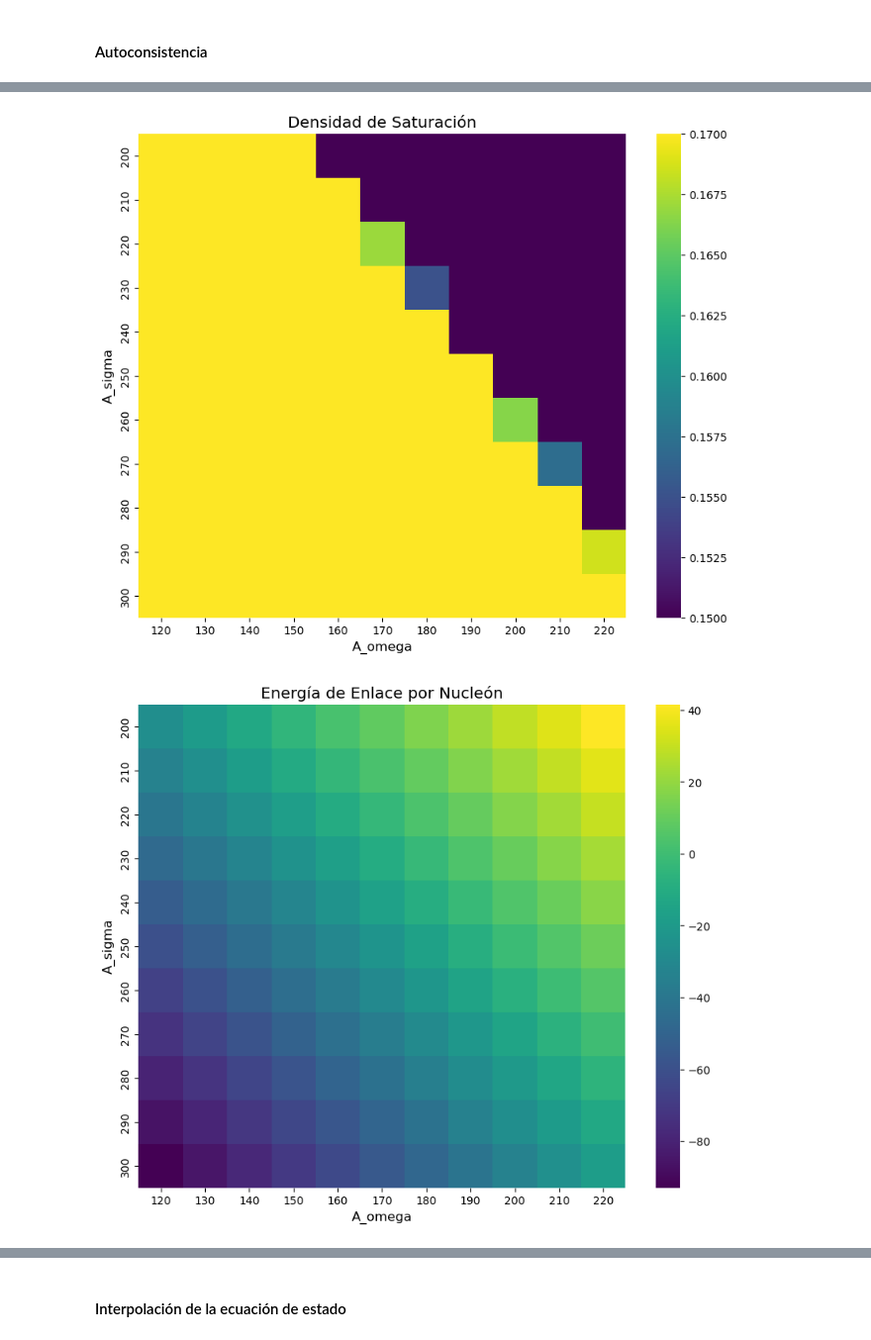
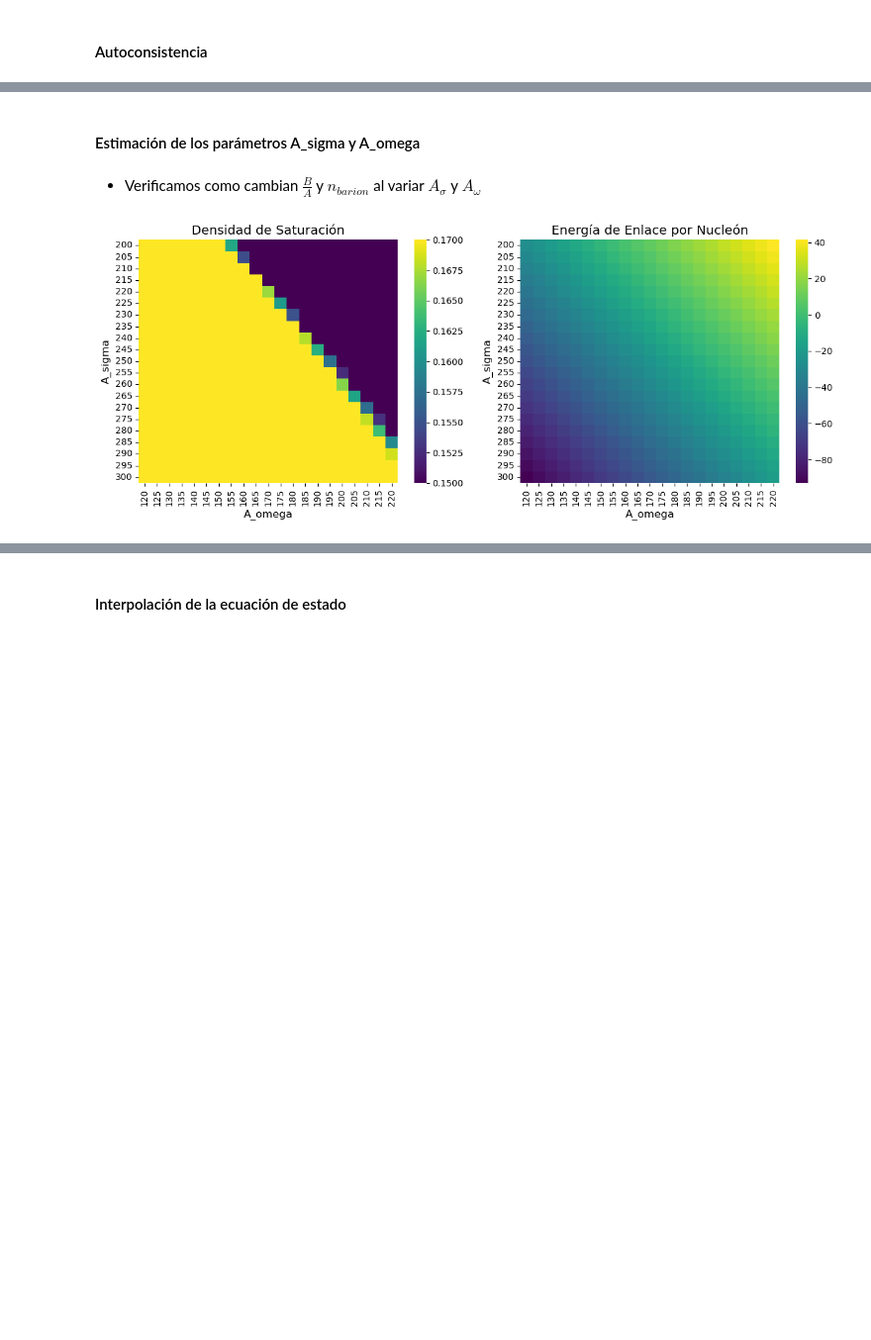
Before and after one commit to Vendetta0462/CalculosSimulaciones, a Jupyter notebook: NS_Structure/modelo_sigma-omega.ipynb, the cells around one changed output, grey strips where cells are left out. Shown at 99% size. Saved outputs shown, nothing was run; the diff lists cells and outputs as text; code cells hidden in the pictures; blank space fills up the shorter version.

```diff
--- a/NS_Structure/modelo_sigma-omega.ipynb
+++ b/NS_Structure/modelo_sigma-omega.ipynb
@@ -58,11 +58,9 @@ m_nuc_MKS = 1.6726219e-27 # kg
 hbar = hbar_MKS * (G_MKS/c_MKS**3) # m^2
 m_nuc = m_nuc_MKS * (G_MKS/c_MKS**2) # m
 
-# Damos valores a las constantes (valores tomados del paper de Walecka) (constantes tilde cuadradas)
-A_sigma = 266.9
-A_omega = 195.7
-# A_sigma = 357.4
-# A_omega = 273.8
+# Damos valores a las constantes (fijadas con n_sat y (B/A)_sat) (constantes tilde cuadradas)
+A_sigma = 330.263 # Walecka: 266.9, 357.4
+A_omega = 249.547 # Walecka: 195.7, 273.8
 
 # Primero la ecuación de autoconsistencia
 def autoconsistencia(x_sigma, A_sigma, n_barion):
@@ -177,7 +175,8 @@ x_sigma = 0.006727666791690338 m , x_sigma = 1.2337592884835008e-54 , para n_bar
 # %%
 # Graficamos la energia de enlace por nucleon vs el parametro x_f
-densidades_prove = np.linspace(1e13, 6.5e14, 200) # Densidades de bariones en g/cm^3
-n_prove = densidades_prove*1e3/m_nuc_MKS # Densidades de bariones en m^-3
+# densidades_prove = np.linspace(1e13, 6.5e14, 200) # Densidades de bariones en g/cm^3
+# n_prove = densidades_prove*1e3/m_nuc_MKS # Densidades de bariones en m^-3
+n_prove = np.linspace(0.01, 0.31, 200)*1e45 # Densidades de bariones de fm^-3 a m^-3
 energias_prove = np.zeros(len(n_prove)) # Energías de enlace por nucleón en m^-2 (geometrizadas)
 x_f_prove = np.zeros(len(n_prove)) # Momentos de Fermi adimensional
 for i in range(len(n_prove)):
@@ -205,51 +204,61 @@ Densidad de saturación n_saturacion = 0.194 1/fm^3 y energia de enlace por nucl
+# %% [markdown]
+#### Estimación de los parámetros A_sigma y A_omega
+# %% [markdown]
+  - Verificamos como cambian $\frac{B}{A}$ y $n_{barion}$ al variar $A_{\sigma}$ y $A_{\omega}$
 # %%
 import seaborn as sns
 
 # Definimos los rangos de A_sigma y A_omega a probar
-#A_sigma_values = np.linspace(250, 300, 15)
-#A_omega_values = np.linspace(180, 220, 15)
-A_sigma_values = np.arange(200, 301, 10)
-A_omega_values = np.arange(120, 221, 10)
+A_sigma_values = np.arange(200, 301, 5)
+A_omega_values = np.arange(120, 221, 5)
 
 # Inicializamos matrices para guardar los resultados
 n_saturacion_matrix = np.zeros((len(A_sigma_values), len(A_omega_values)))
 energia_por_nucleon_matrix = np.zeros((len(A_sigma_values), len(A_omega_values)))
-n_saturacion_prove = np.linspace(0.15,0.17, 100) # Densidades de saturación en fm^-3
-n_saturacion_prove *= (1e15)**3 # Densidades de saturación en m^-3
+n_saturacion_prove = np.linspace(0.15,0.17, 100)*(1e15)**3 # Densidades de saturación en m^-3
+n_deseado = 0.161 # n_sat deseada en fm^-3
+e_n_deseado = -16.24 # B/A deseada en MeV
+precision_n = 0.005# Precisión n_sat en fm^-3
+precision_e = 0.1 # Precisión B/A en MeV
+e_MKS = 1.6021766e-19 # J
 
 # Loop sobre los valores de A_sigma y A_omega
 for i, A_sigma in enumerate(A_sigma_values):
     for j, A_omega in enumerate(A_omega_values):
         # Calculamos la energía de enlace por nucleón en saturación
         energias_prove = np.zeros(len(n_saturacion_prove))
         for k in range(len(n_saturacion_prove)):
             n_saturacion = n_saturacion_prove[k] # Densidad de saturación en m^-3
             energias_prove[k], _ = energia_presion(n_saturacion, A_sigma, A_omega, 1)
 
         # Hallamos el mínimo de la energía de enlace por nucleón en saturación
         minimo = np.argmin(energias_prove/n_saturacion_prove - m_nuc)
-        n_saturacion = n_saturacion_prove[minimo] # Densidad de saturación en fm^-3
+        n_saturacion = n_saturacion_prove[minimo]*(1e-15)**3 # Densidad de saturación en fm^-3
         energia_por_nucleon = (energias_prove[minimo]/n_saturacion_prove[minimo] - m_nuc) * c_MKS**4 / G_MKS / e_MKS * 1e-6 # Energía de enlace por nucleón en MeV
 
         # Guardamos los resultados en las matrices
-        n_saturacion_matrix[i, j] = n_saturacion*(1e-15)**3 # Densidad de saturación en fm^-3
+        n_saturacion_matrix[i, j] = n_saturacion # Densidad de saturación en fm^-3
         energia_por_nucleon_matrix[i, j] = energia_por_nucleon # Energía de enlace por nucleón en MeV
 
+        # Verificamos si alguna cumple ambas condiciones
+        if np.abs(n_saturacion - n_deseado) < precision_n and np.abs(energia_por_nucleon - e_n_deseado) < precision_e:
+            print(f"Se encontró una solución con A_sigma = {A_sigma}, A_omega = {A_omega} por ambas")
+            print(f"Densidad de saturación = {n_saturacion:.3f} 1/fm^3")
+            print(f"Energía de enlace por nucleón = {energia_por_nucleon:.3f} MeV")
+            print("Bingo!")
+            print()
+
 # Ahora puedes usar las matrices para crear un heatmap
-
-plt.figure(figsize=(10, 8))
-sns.heatmap(n_saturacion_matrix, xticklabels=A_omega_values, yticklabels=A_sigma_values, cmap="viridis")
-plt.xlabel('A_omega')
-plt.ylabel('A_sigma')
-plt.title('Densidad de Saturación')
+fig, (ax1, ax2) = plt.subplots(1, 2, figsize=(12, 5))
+sns.heatmap(n_saturacion_matrix, xticklabels=A_omega_values, yticklabels=A_sigma_values, cmap="viridis", ax=ax1)
+ax1.set_xlabel('A_omega')
+ax1.set_ylabel('A_sigma')
+ax1.set_title('Densidad de Saturación')
+sns.heatmap(energia_por_nucleon_matrix, xticklabels=A_omega_values, yticklabels=A_sigma_values, cmap="viridis", ax=ax2)
+ax2.set_xlabel('A_omega')
+ax2.set_ylabel('A_sigma')
+ax2.set_title('Energía de Enlace por Nucleón')
+plt.tight_layout()
 plt.show()
-
-plt.figure(figsize=(10, 8))
-sns.heatmap(energia_por_nucleon_matrix, xticklabels=A_omega_values, yticklabels=A_sigma_values, cmap="viridis")
-plt.xlabel('A_omega')
-plt.ylabel('A_sigma')
-plt.title('Energía de Enlace por Nucleón')
-plt.show()
 # %% [output]
-[figure, old version]
+[figure, new version]
-[figure, removed]
```
Also changed, not shown: parts of 4 cells of this notebook.
